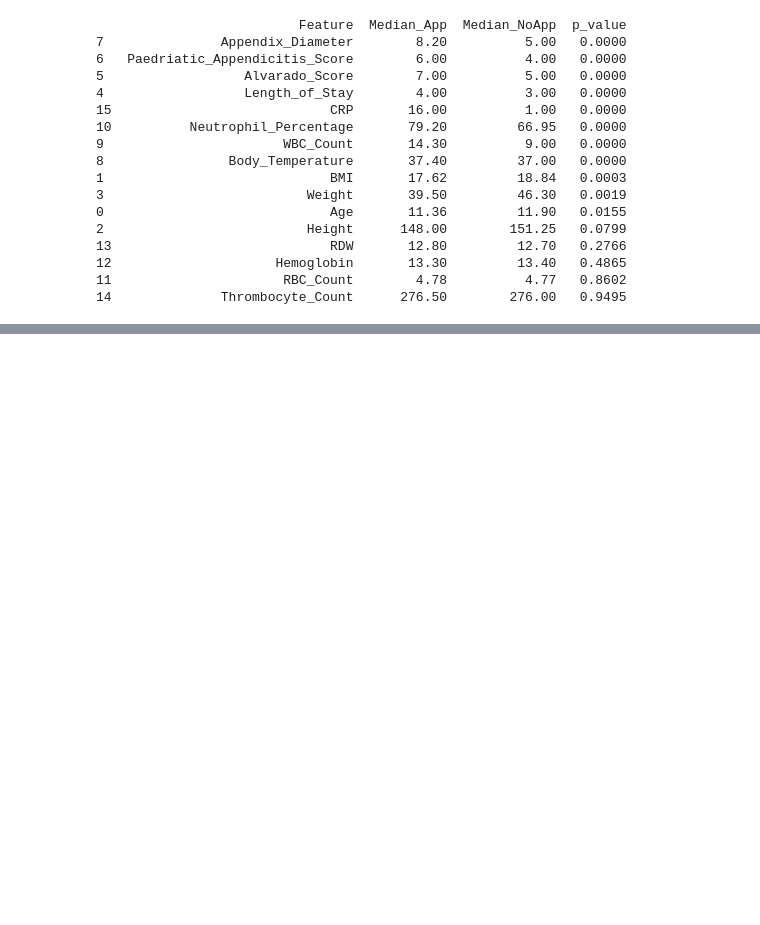
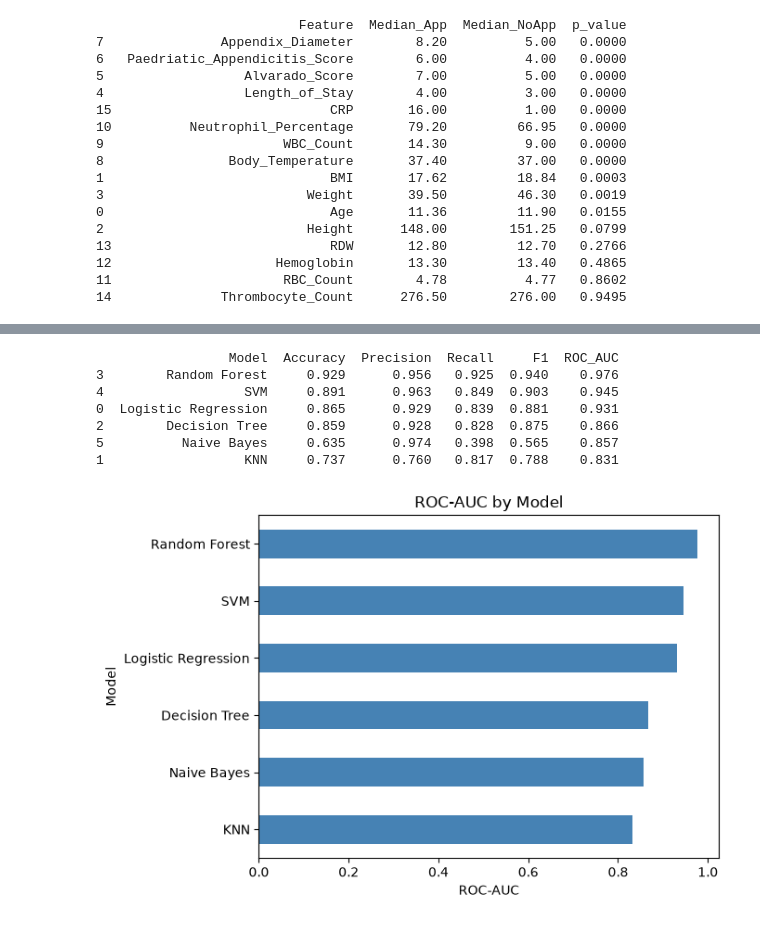
Before and after one commit to Mil9nn/pediatric-appendicitis-ml, a Jupyter notebook: main.ipynb, the cells around one changed output, grey strips where cells are left out. Saved outputs shown, nothing was run; the diff lists cells and outputs as text; code cells hidden in the pictures; blank space fills up the shorter version.

Commit message:
Add model development: six classifiers trained and compared

```diff
--- a/main.ipynb
+++ b/main.ipynb
@@ -586,0 +794,17 @@ print(mw_df.sort_values("p_value"))
+# %%
+from sklearn.naive_bayes import GaussianNB
+
+nb_model = Pipeline(steps=[
+    ("preprocessor", preprocessor),
+    ("classifier", GaussianNB())
+])
+
+nb_model.fit(X_train, y_train)
+y_pred_nb = nb_model.predict(X_test)
+y_prob_nb = nb_model.predict_proba(X_test)[:, 1]
+
+print("Train accuracy:", round(nb_model.score(X_train, y_train), 3))
+print("Test accuracy:", round(accuracy_score(y_test, y_pred_nb), 3))
+print(confusion_matrix(y_test, y_pred_nb))
+print(classification_report(y_test, y_pred_nb, target_names=["no appendicitis", "appendicitis"]))
+print("ROC-AUC:", round(roc_auc_score(y_test, y_prob_nb), 3))
@@ -586,0 +826,41 @@ print(mw_df.sort_values("p_value"))
+# %%
+from sklearn.metrics import precision_score, recall_score, f1_score
+
+# Predictions and probabilities for each model
+models = {
+    "Logistic Regression": (y_pred_log, y_prob_log),
+    "KNN": (y_pred_knn, y_prob_knn),
+    "Decision Tree": (y_pred_tree, y_prob_tree),
+    "Random Forest": (y_pred_rf, y_prob_rf),
+    "SVM": (y_pred_svm, y_prob_svm),
+    "Naive Bayes": (y_pred_nb, y_prob_nb)
+}
+
+rows = []
+for name, (pred, prob) in models.items():
+    rows.append([
+        name,
+        accuracy_score(y_test, pred),
+        precision_score(y_test, pred),
+        recall_score(y_test, pred),
+        f1_score(y_test, pred),
+        roc_auc_score(y_test, prob)
+    ])
+
+compare_df = pd.DataFrame(rows, columns=["Model", "Accuracy", "Precision", "Recall", "F1", "ROC_AUC"])
+print(compare_df.sort_values("ROC_AUC", ascending=False).round(3))
+
+# Bar plot of ROC-AUC
+compare_df.set_index("Model")["ROC_AUC"].sort_values().plot(kind="barh", color="steelblue")
+plt.title("ROC-AUC by Model")
+plt.xlabel("ROC-AUC")
+plt.show()
+# %% [output]
+                 Model  Accuracy  Precision  Recall     F1  ROC_AUC
+3        Random Forest     0.929      0.956   0.925  0.940    0.976
+4                  SVM     0.891      0.963   0.849  0.903    0.945
+0  Logistic Regression     0.865      0.929   0.839  0.881    0.931
+2        Decision Tree     0.859      0.928   0.828  0.875    0.866
+5          Naive Bayes     0.635      0.974   0.398  0.565    0.857
+1                  KNN     0.737      0.760   0.817  0.788    0.831
+[figure, added]
```
Also changed, not shown: parts of 8 cells of this notebook.
